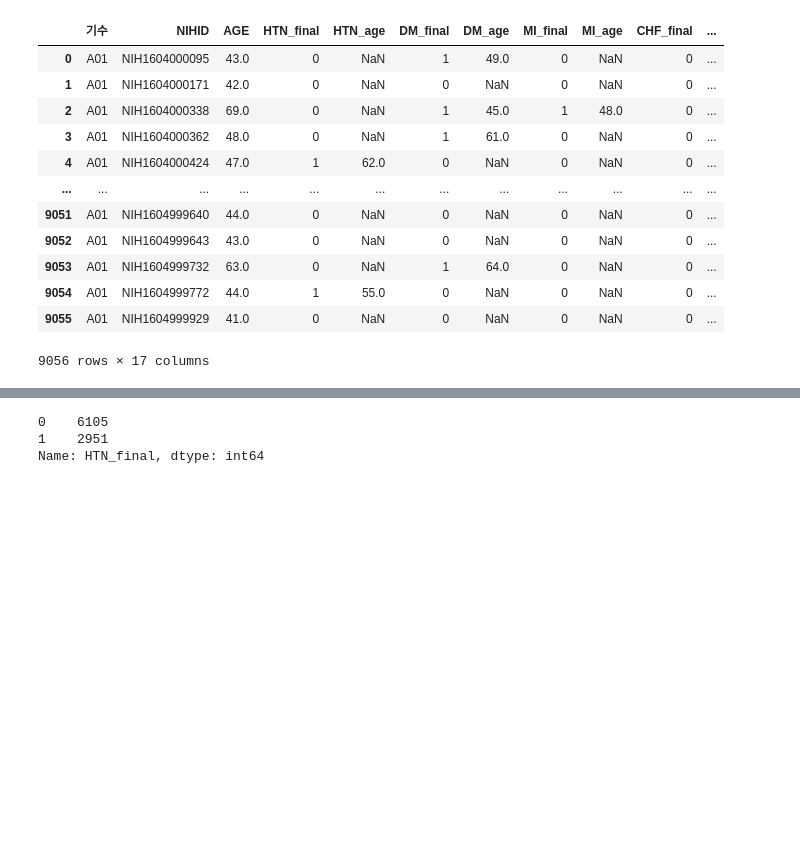
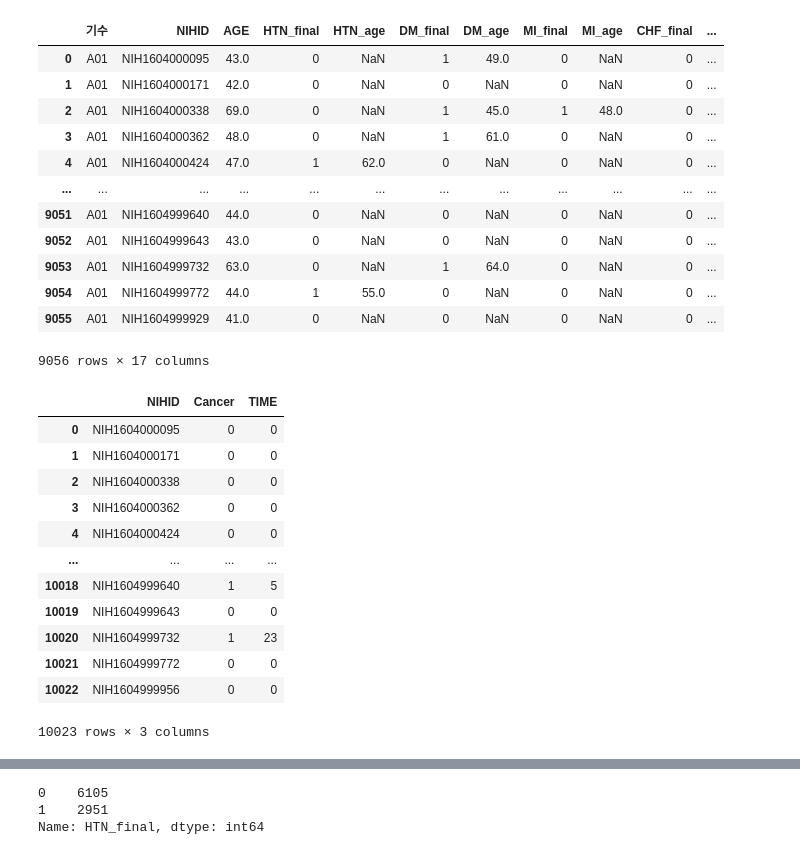
Before and after one commit to ZIO-KIM/SNUlab, a Jupyter notebook: 국민건강영양조사+안산안성_ABSI.ipynb, the cells around one changed output, grey strips where cells are left out. Cells and saved outputs as stored; diff of their text form; code cells hidden in the pictures; blank space fills up the shorter version.

```diff
--- a/국민건강영양조사+안산안성_ABSI.ipynb
+++ b/국민건강영양조사+안산안성_ABSI.ipynb
@@ -1370,6 +1371,7 @@ outcome 최종: disease_df_p
 # %%
 A01_p_absi = pd.read_csv('0. data\\MME_A01_absi_standardized.csv', encoding = 'euc-kr')
 disease_df_p = pd.read_csv('0. data\\MME_7disease_outcome.csv', encoding = 'euc-kr')
+cancer = pd.read_csv('0. data\\Cancer\\Cancer_ALL.csv', encoding = 'euc-kr')
 # %%
 A01_p_absi
 # %% [output]
@@ -1418,3 +1420,19 @@ disease_df_p
 | 9054 | A01 | NIH1604999772 | 44.0 | 1 | 55.0 | 0 | NaN | 0 | NaN | 0 | ... |
 | 9055 | A01 | NIH1604999929 | 41.0 | 0 | NaN | 0 | NaN | 0 | NaN | 0 | ... |
 9056 rows × 17 columns
+# %%
+cancer
+# %% [output]
+|  | NIHID | Cancer | TIME |
+| 0 | NIH1604000095 | 0 | 0 |
+| 1 | NIH1604000171 | 0 | 0 |
+| 2 | NIH1604000338 | 0 | 0 |
+| 3 | NIH1604000362 | 0 | 0 |
+| 4 | NIH1604000424 | 0 | 0 |
+| ... | ... | ... | ... |
+| 10018 | NIH1604999640 | 1 | 5 |
+| 10019 | NIH1604999643 | 0 | 0 |
+| 10020 | NIH1604999732 | 1 | 23 |
+| 10021 | NIH1604999772 | 0 | 0 |
+| 10022 | NIH1604999956 | 0 | 0 |
+10023 rows × 3 columns
```
Also changed, not shown: parts of 21 cells of this notebook, 1 other file.
